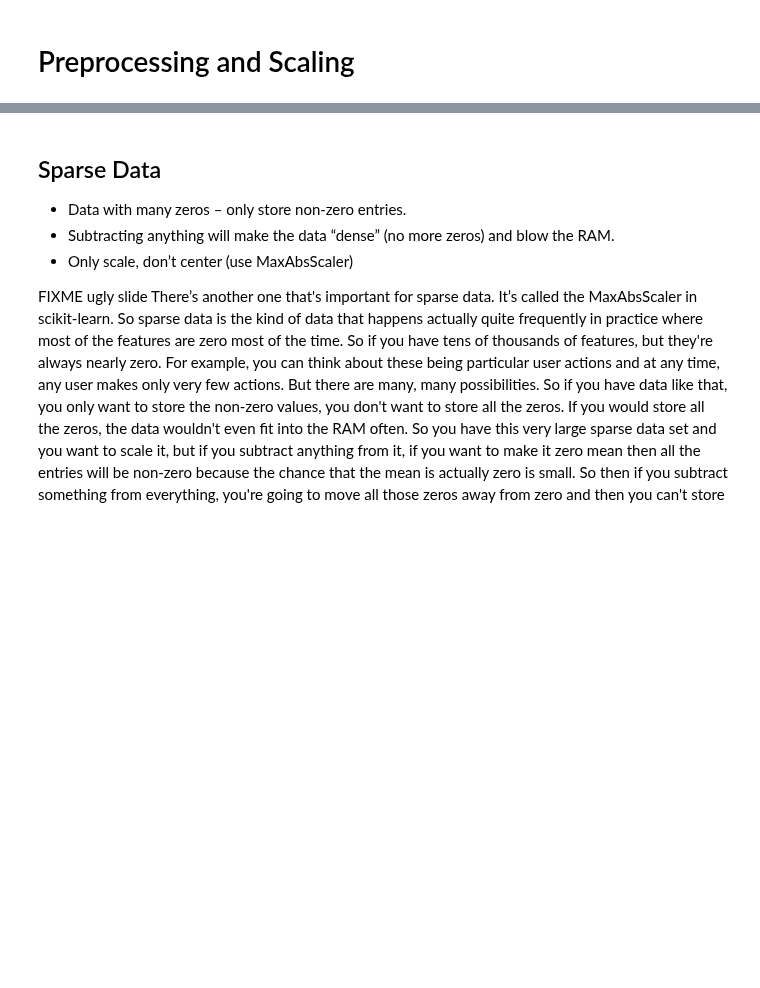
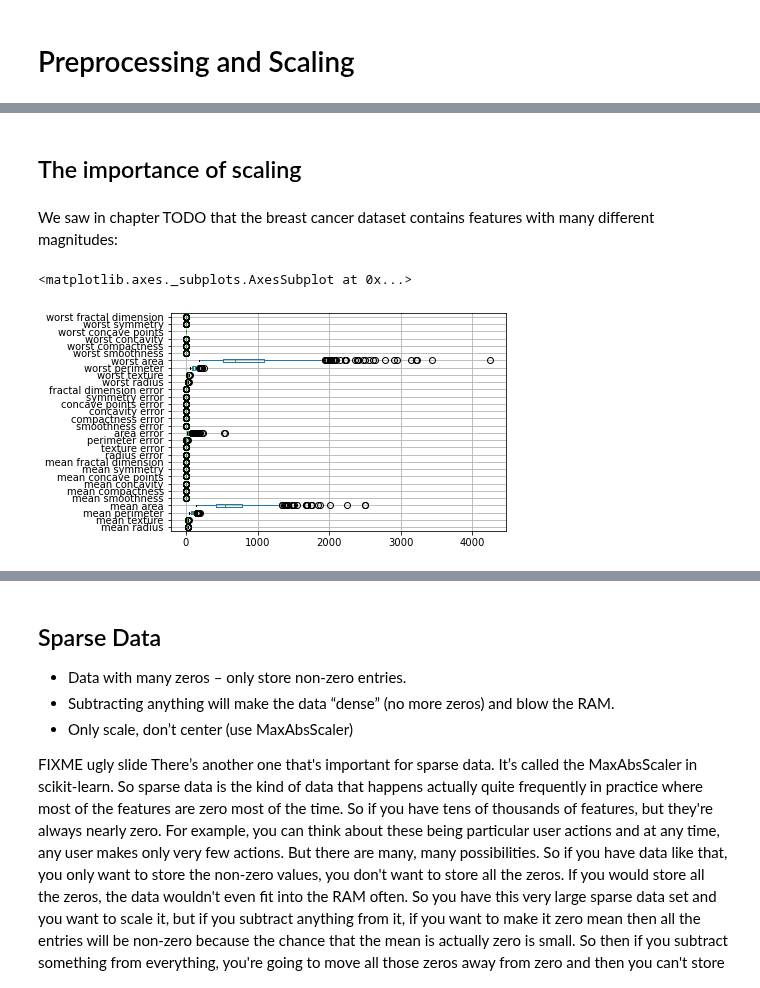
Before and after one commit to amueller/aml, a Jupyter notebook: 01-ml-workflow/03-preprocessing.ipynb, the cells around one changed output, grey strips where cells are left out. Cells and saved outputs as stored; diff of their text form; code cells hidden in the pictures; blank space fills up the shorter version.

```diff
--- a/01-ml-workflow/03-preprocessing.ipynb
+++ b/01-ml-workflow/03-preprocessing.ipynb
@@ -105,0 +3,14 @@ use the L1 normalizer.
+# %% [markdown]
+## The importance of scaling
+# %% [markdown]
+We saw in chapter TODO that the breast cancer dataset contains features with many different magnitudes:
+# %%
+from sklearn.datasets import load_breast_cancer
+# specifying "as_frame=True" returns the data as a dataframe in addition to a numpy array
+cancer = load_breast_cancer(as_frame=True)
+cancer_df = cancer.frame
+cancer_features = cancer_df.drop(columns='target')
+cancer_features.boxplot(vert=False)
+# %% [output]
+<matplotlib.axes._subplots.AxesSubplot at 0x...>
+[figure, added]
```
Also changed, not shown: parts of 17 cells of this notebook.
